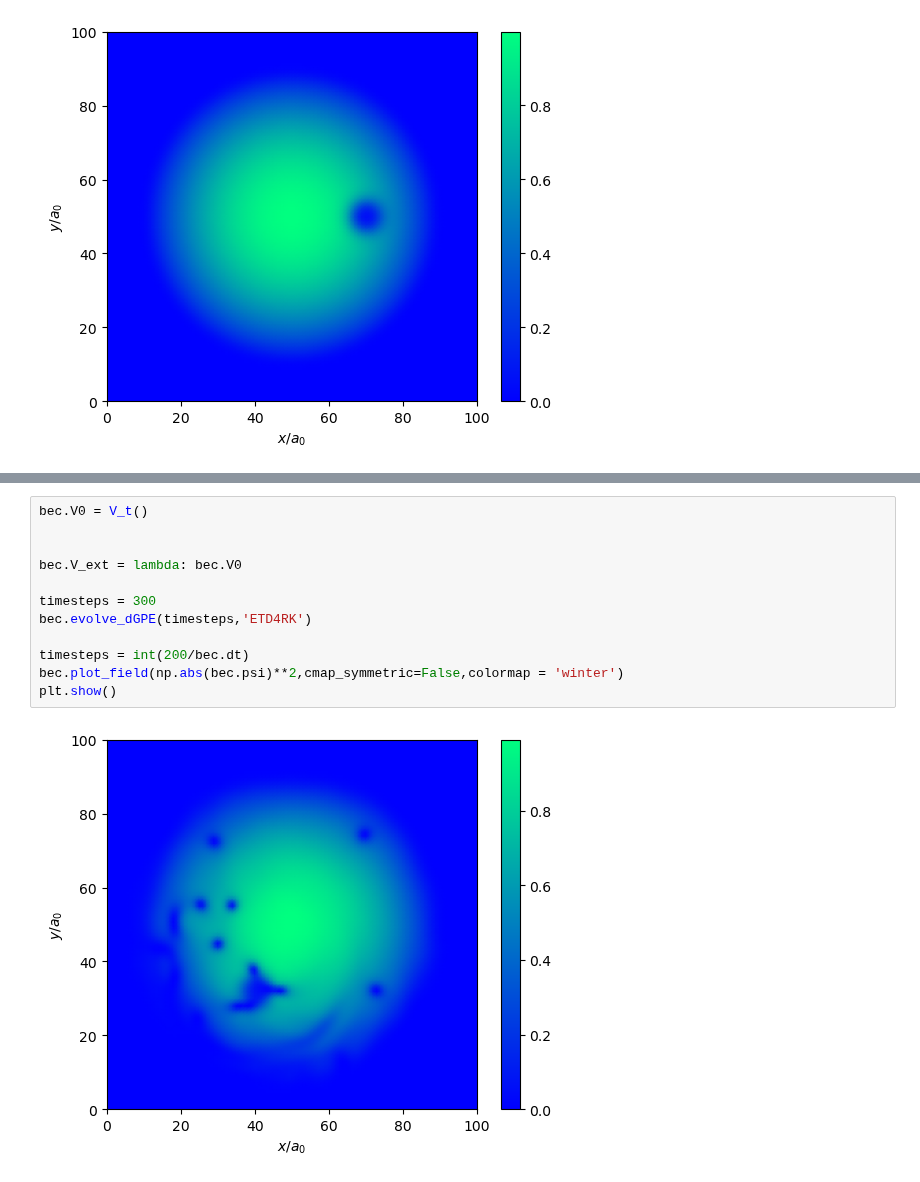
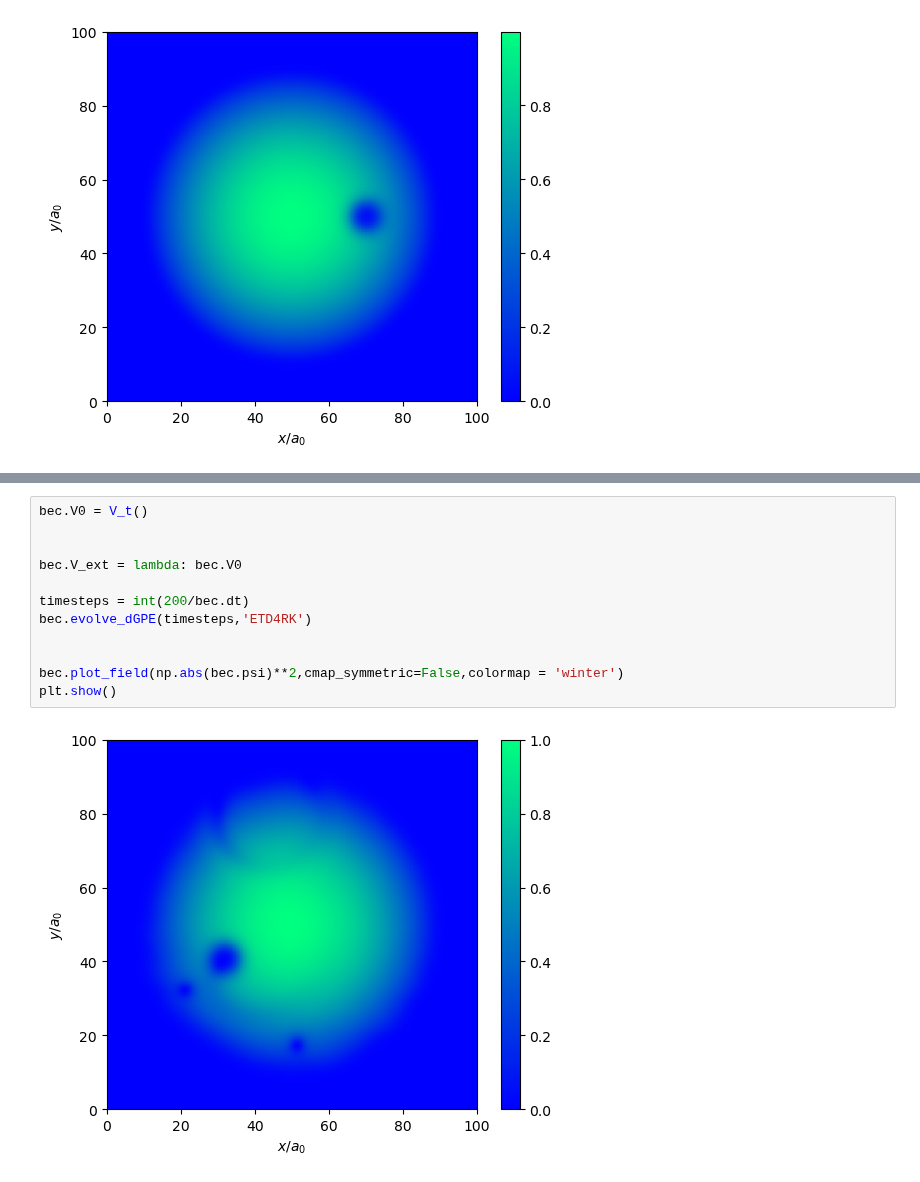
Before and after one commit to vidarsko/ComFiT, a Jupyter notebook: tutorial/Solutions/Solutions 2.2.ipynb, the cells around one changed output, grey strips where cells are left out. Saved outputs shown, nothing was run; the diff lists cells and outputs as text.

```diff
--- a/tutorial/Solutions/Solutions 2.2.ipynb
+++ b/tutorial/Solutions/Solutions 2.2.ipynb
@@ -56,14 +56,14 @@ plt.show()
 # %%
 bec.V0 = V_t()
 
 
 bec.V_ext = lambda: bec.V0
 
-timesteps = 300
+timesteps = int(200/bec.dt)
 bec.evolve_dGPE(timesteps,'ETD4RK')
 
-timesteps = int(200/bec.dt)
+
 bec.plot_field(np.abs(bec.psi)**2,cmap_symmetric=False,colormap = 'winter')
 plt.show()
 # %% [output]
-[figure, old version]
+[figure, new version]
```
Also changed, not shown: parts of 1 cell of this notebook, 5 other files.
